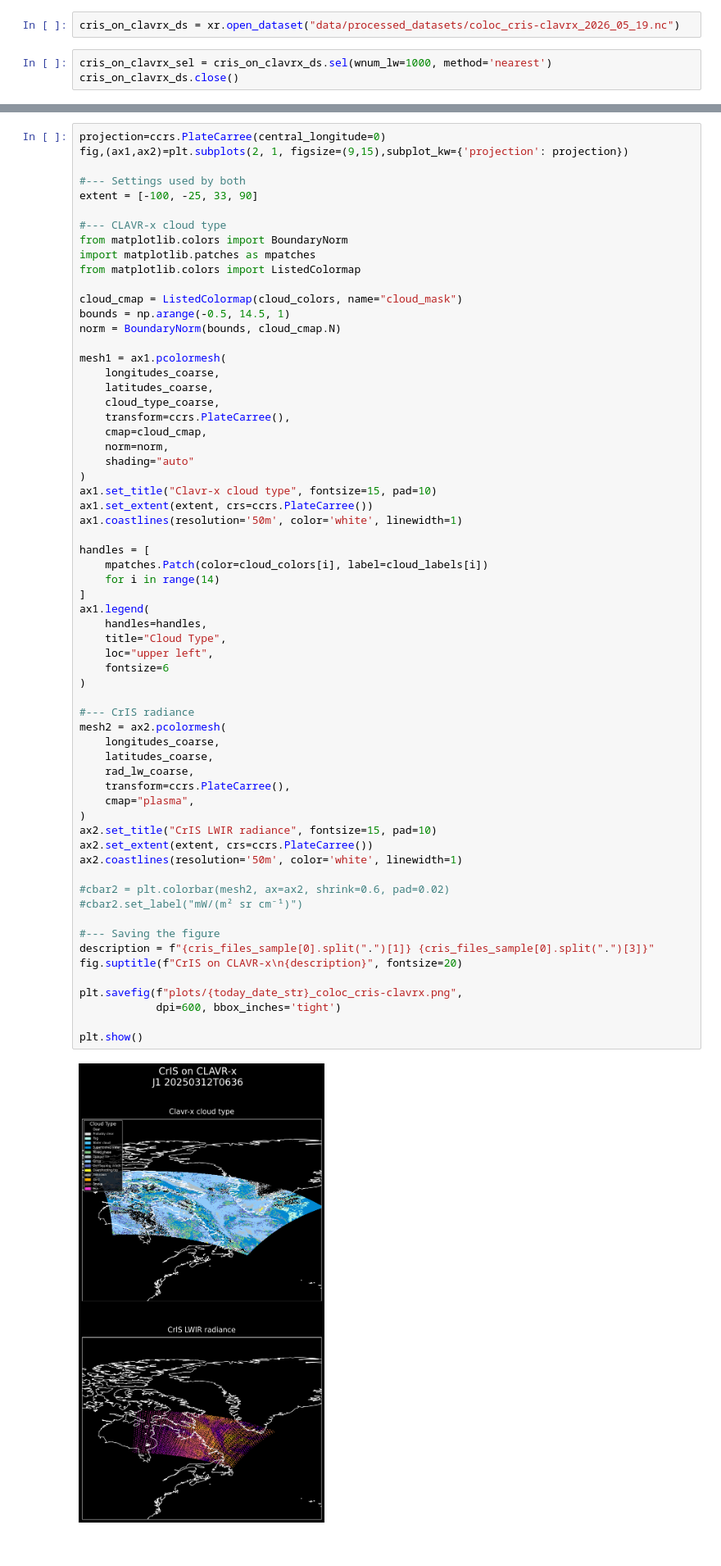
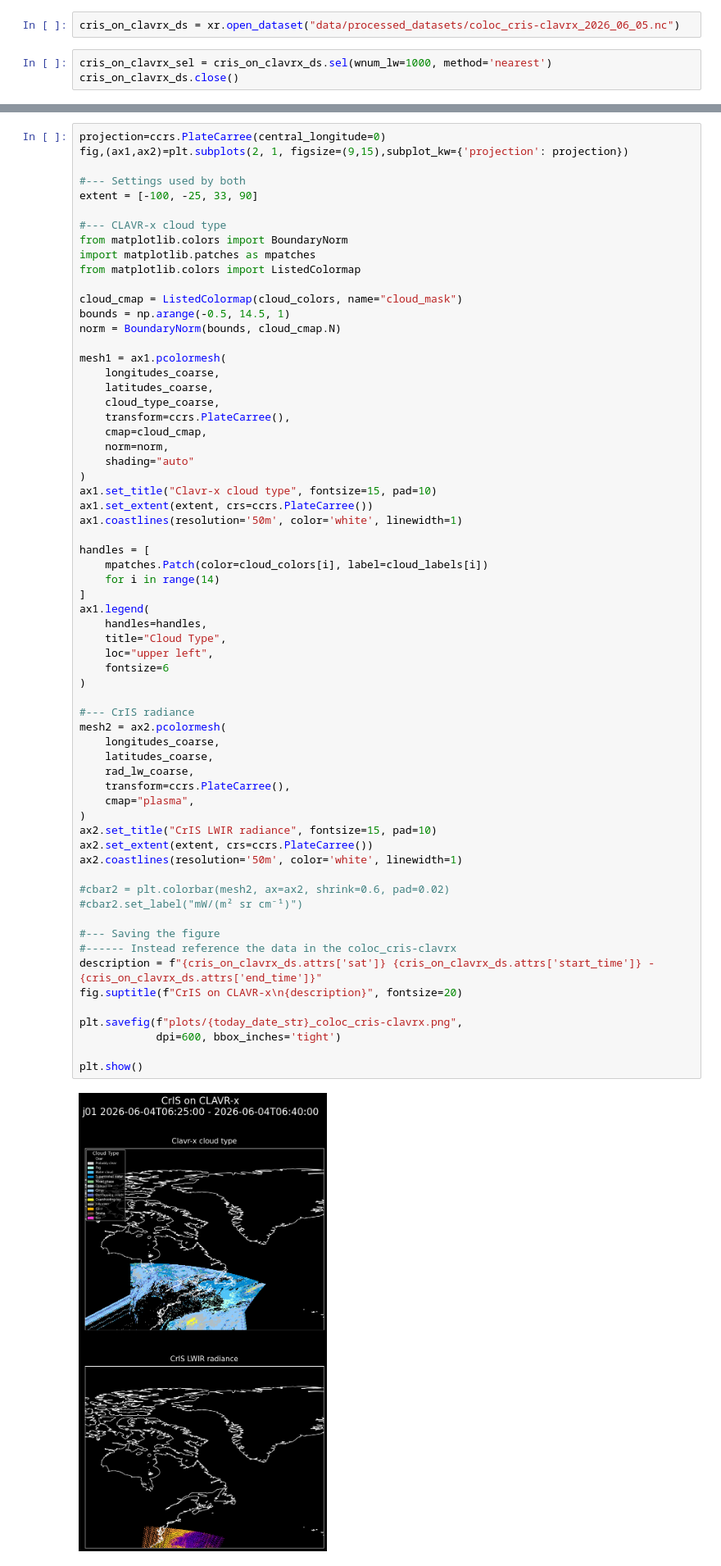
Before and after one commit to jesseturner/spectral_analysis, a Jupyter notebook: notebook_cris.ipynb, the cells around one changed output, grey strips where cells are left out. Shown at 82% size. Drawn from its saved outputs; the diff is of its cells as text.

Commit message:
Improved handling of CrIS time range for coloc

```diff
--- a/notebook_cris.ipynb
+++ b/notebook_cris.ipynb
@@ -186,7 +186,7 @@ plt.show()
 # %% [markdown]
 ## Plotting CrIS on CLAVR-x grid
 # %%
-cris_on_clavrx_ds = xr.open_dataset("data/processed_datasets/coloc_cris-clavrx_2026_05_19.nc")
+cris_on_clavrx_ds = xr.open_dataset("data/processed_datasets/coloc_cris-clavrx_2026_06_05.nc")
 # %%
 cris_on_clavrx_sel = cris_on_clavrx_ds.sel(wnum_lw=1000, method='nearest')
 cris_on_clavrx_ds.close()
@@ -275,35 +275,36 @@ handles = [
 ax1.legend(
     handles=handles,
     title="Cloud Type",
     loc="upper left",
     fontsize=6
 )
 
 #--- CrIS radiance
 mesh2 = ax2.pcolormesh(
     longitudes_coarse,
     latitudes_coarse,
     rad_lw_coarse,
     transform=ccrs.PlateCarree(),
     cmap="plasma",
 )
 ax2.set_title("CrIS LWIR radiance", fontsize=15, pad=10)
 ax2.set_extent(extent, crs=ccrs.PlateCarree())
 ax2.coastlines(resolution='50m', color='white', linewidth=1)
 
 #cbar2 = plt.colorbar(mesh2, ax=ax2, shrink=0.6, pad=0.02)
 #cbar2.set_label("mW/(m² sr cm⁻¹)")
 
 #--- Saving the figure
-description = f"{cris_files_sample[0].split(".")[1]} {cris_files_sample[0].split(".")[3]}"
+#------ Instead reference the data in the coloc_cris-clavrx
+description = f"{cris_on_clavrx_ds.attrs['sat']} {cris_on_clavrx_ds.attrs['start_time']} - {cris_on_clavrx_ds.attrs['end_time']}"
 fig.suptitle(f"CrIS on CLAVR-x\n{description}", fontsize=20)
 
 plt.savefig(f"plots/{today_date_str}_coloc_cris-clavrx.png",
             dpi=600, bbox_inches='tight')
 
 plt.show()
 # %% [output]
-[figure, old version]
+[figure, new version]
 # %%
 #--- Randomly sampling from dataset spatially
 
```
Also changed, not shown: parts of 3 cells of this notebook, 2 other files.
